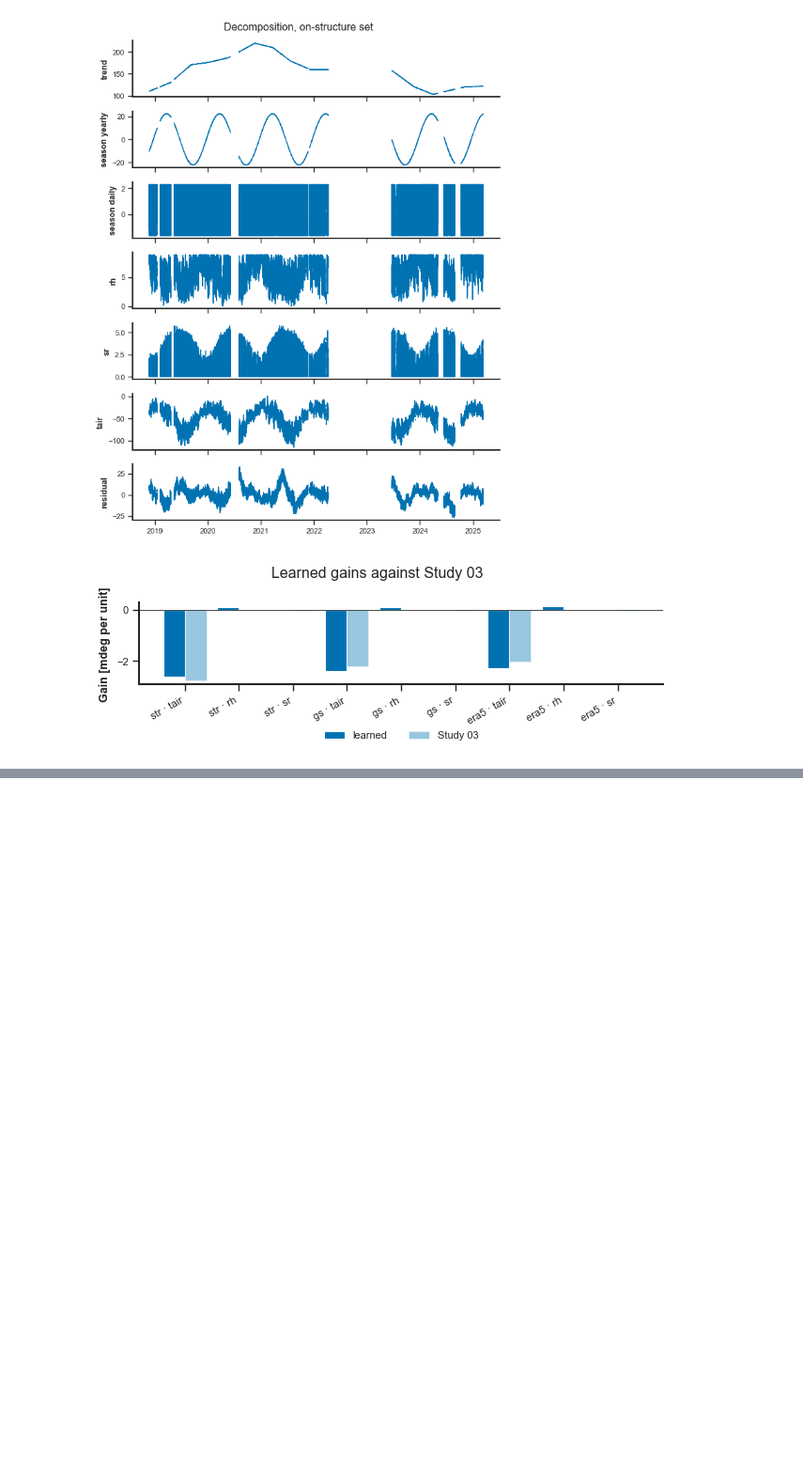
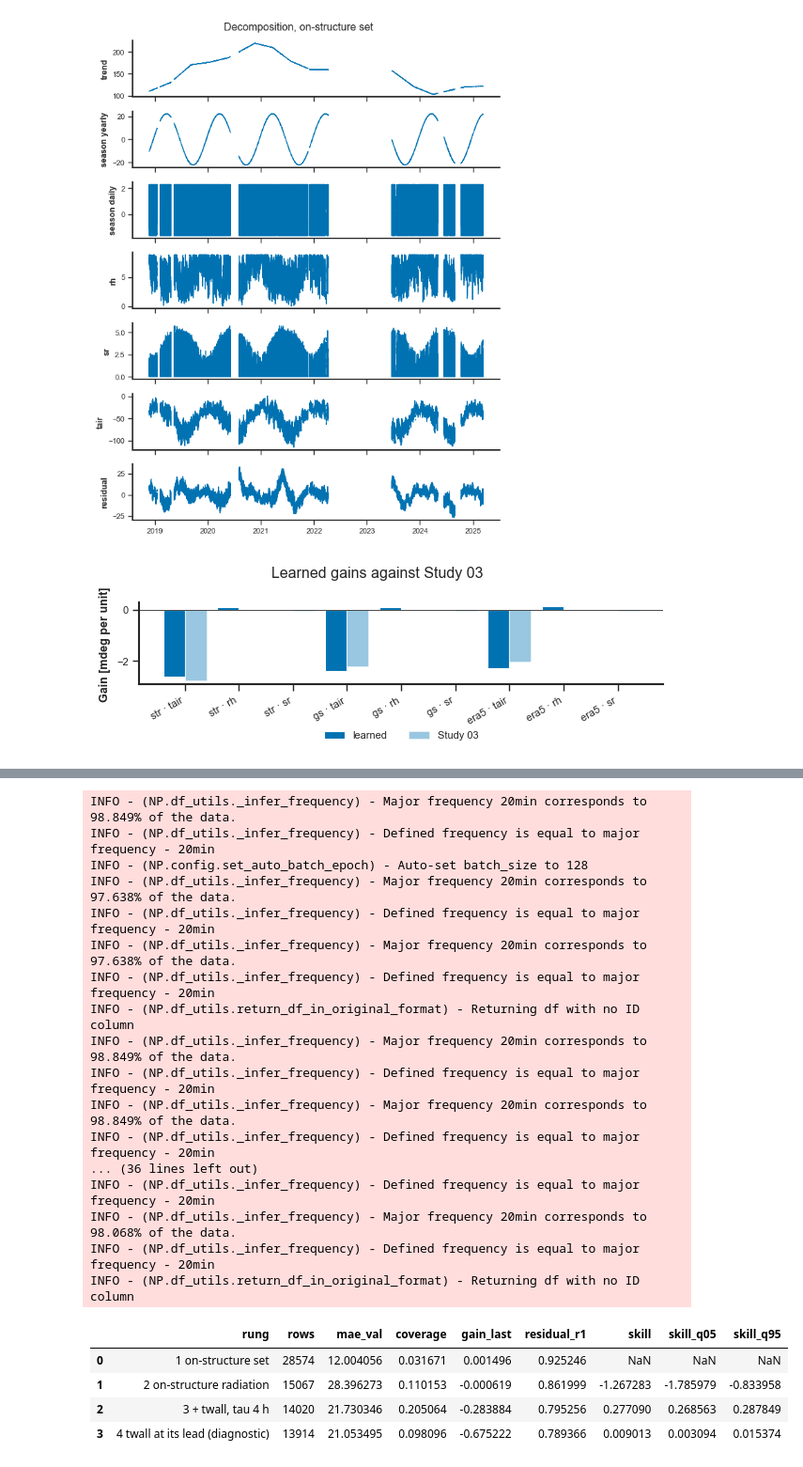
Before and after one commit to eugeniomoreira-iaud/neuralprophet-shm, a Jupyter notebook: studies/05_greybox_monitoring/greybox_monitoring_study.ipynb, the cells around one changed output, grey strips where cells are left out. Shown at 94% size. Cells and saved outputs as stored; diff of their text form; code cells hidden in the pictures; blank space fills up the shorter version.

```diff
--- a/studies/05_greybox_monitoring/greybox_monitoring_study.ipynb
+++ b/studies/05_greybox_monitoring/greybox_monitoring_study.ipynb
@@ -1326,0 +1372,37 @@ INFO - (NP.df_utils.return_df_in_original_format) - Returning df with no ID colu
+# %%
+current = prediction.ladder_frame(
+    frame, sensor, CURRENT_ERA_START, twall_tau_h=TWALL_TAU_H,
+    twall_lead_h=TWALL_LEAD_H, radiation_delay_h=RADIATION_DELAY_H,
+    freq=NATIVE_FREQ, weight_curve=WEIGHT_CURVE)
+ladder, ladder_errors = prediction.channel_ladder(
+    current, LADDER_RUNGS, VALID_P, LADDER_N_CHANGEPOINTS,
+    block_hours=LADDER_BOOTSTRAP_BLOCK_HOURS,
+    repetitions=LADDER_BOOTSTRAP_REPETITIONS, seed=SEED, epochs=EPOCHS,
+    freq=NATIVE_FREQ, growth='linear', changepoints_range=CHANGEPOINTS_RANGE,
+    trend_reg=TREND_REG, yearly_order=YEARLY_ORDER, daily_order=DAILY_ORDER,
+    conditional_seasonality=CONDITIONS, quantiles=QUANTILES,
+    learning_rate=LEARNING_RATE)
+display(ladder)
+# %% [output]
+INFO - (NP.df_utils._infer_frequency) - Major frequency 20min corresponds to 98.849% of the data.
+INFO - (NP.df_utils._infer_frequency) - Defined frequency is equal to major frequency - 20min
+INFO - (NP.config.set_auto_batch_epoch) - Auto-set batch_size to 128
+INFO - (NP.df_utils._infer_frequency) - Major frequency 20min corresponds to 97.638% of the data.
+INFO - (NP.df_utils._infer_frequency) - Defined frequency is equal to major frequency - 20min
+INFO - (NP.df_utils._infer_frequency) - Major frequency 20min corresponds to 97.638% of the data.
+INFO - (NP.df_utils._infer_frequency) - Defined frequency is equal to major frequency - 20min
+INFO - (NP.df_utils.return_df_in_original_format) - Returning df with no ID column
+INFO - (NP.df_utils._infer_frequency) - Major frequency 20min corresponds to 98.849% of the data.
+INFO - (NP.df_utils._infer_frequency) - Defined frequency is equal to major frequency - 20min
+INFO - (NP.df_utils._infer_frequency) - Major frequency 20min corresponds to 98.849% of the data.
+INFO - (NP.df_utils._infer_frequency) - Defined frequency is equal to major frequency - 20min
+... (36 lines left out)
+INFO - (NP.df_utils._infer_frequency) - Defined frequency is equal to major frequency - 20min
+INFO - (NP.df_utils._infer_frequency) - Major frequency 20min corresponds to 98.068% of the data.
+INFO - (NP.df_utils._infer_frequency) - Defined frequency is equal to major frequency - 20min
+INFO - (NP.df_utils.return_df_in_original_format) - Returning df with no ID column
+|  | rung | rows | mae_val | coverage | gain_last | residual_r1 | skill | skill_q05 | skill_q95 |
+| 0 | 1 on-structure set | 28574 | 12.004056 | 0.031671 | 0.001496 | 0.925246 | NaN | NaN | NaN |
+| 1 | 2 on-structure radiation | 15067 | 28.396273 | 0.110153 | -0.000619 | 0.861999 | -1.267283 | -1.785979 | -0.833958 |
+| 2 | 3 + twall, tau 4 h | 14020 | 21.730346 | 0.205064 | -0.283884 | 0.795256 | 0.277090 | 0.268563 | 0.287849 |
+| 3 | 4 twall at its lead (diagnostic) | 13914 | 21.053495 | 0.098096 | -0.675222 | 0.789366 | 0.009013 | 0.003094 | 0.015374 |
```
Also changed, not shown: parts of 7 cells of this notebook, 1 other file.
